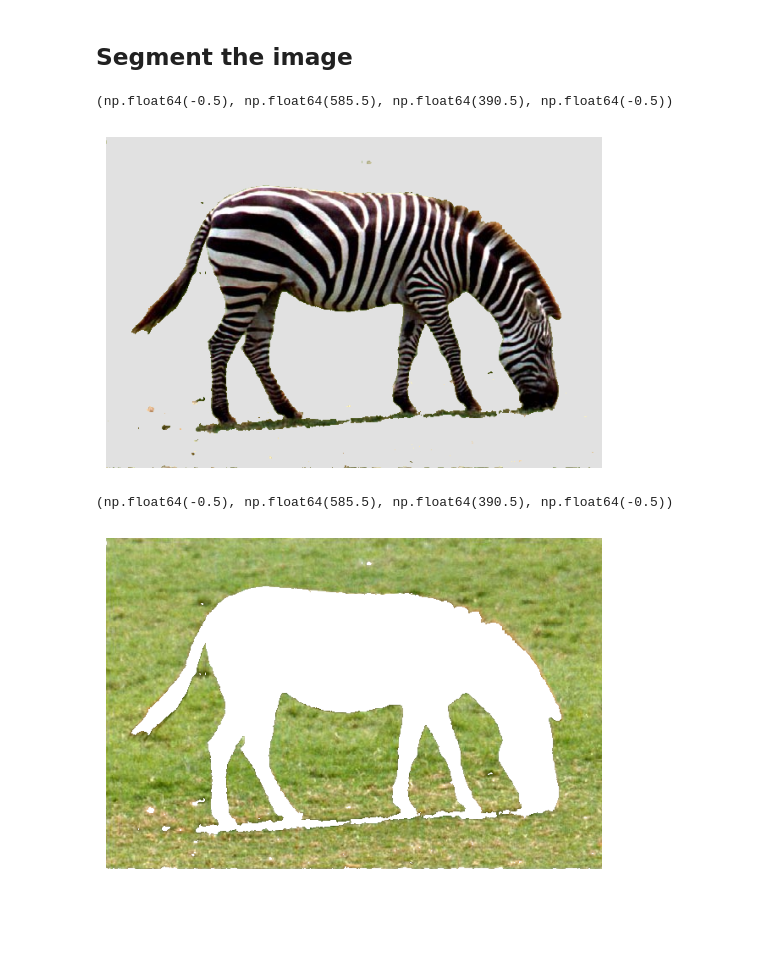
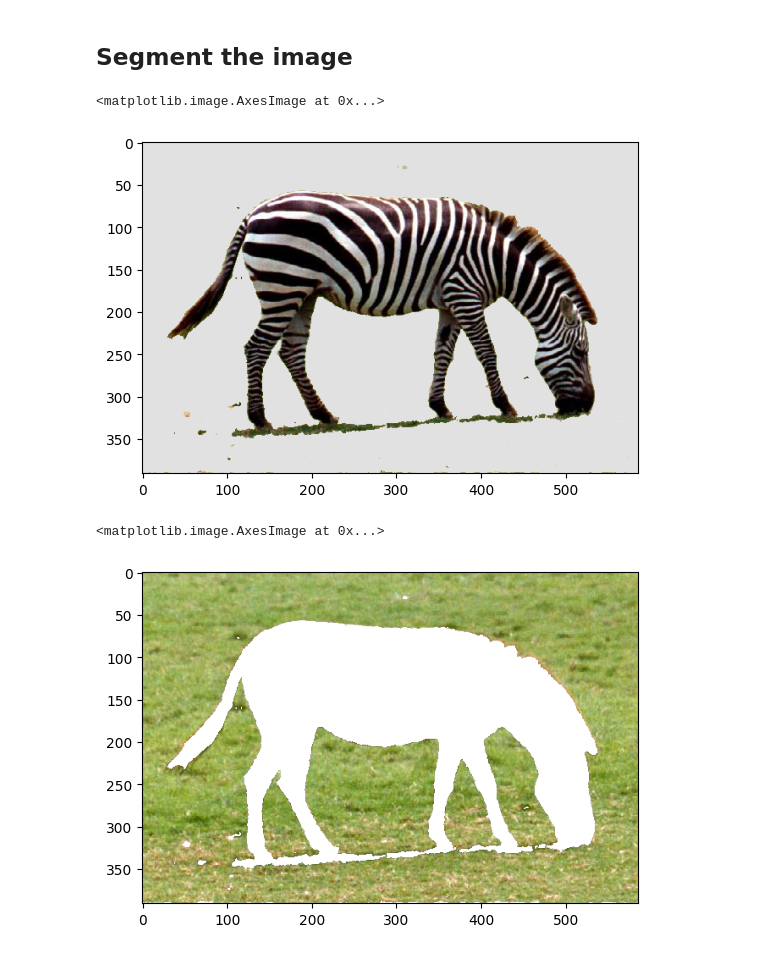
Before and after one commit to funaLee/DS102, a Jupyter notebook: LAB05/assignment.ipynb, the cells around one changed output. Saved outputs shown, nothing was run; the diff lists cells and outputs as text; code cells hidden in the pictures; blank space fills up the shorter version.

Commit message:
update lab05 with test image

```diff
--- a/LAB05/assignment.ipynb
+++ b/LAB05/assignment.ipynb
@@ -7,7 +5,7 @@ from matplotlib import pyplot as plt
 import cv2 as cv
 import numpy as np
 # %%
-image = cv.imread(IMAGE_DIR)
+image = cv.imread("zebra.jpg")
 img_h, img_w, img_c = image.shape
 image.shape
 # %% [output]
@@ -53,14 +51,12 @@ segmented_image = np.zeros_like(image)
 segmented_image = np.where(labels==0, 225, image).astype(np.uint8)
 # %%
 plt.imshow(cv.cvtColor(segmented_image, cv.COLOR_BGR2RGB))
-plt.axis("off")
 # %% [output]
-(np.float64(-0.5), np.float64(585.5), np.float64(390.5), np.float64(-0.5))
+<matplotlib.image.AxesImage at 0x...>
-[figure, old version]
+[figure, new version]
 # %%
 segmented_image = np.where(labels == 1, 255, image).astype(np.uint8)
 plt.imshow(cv.cvtColor(segmented_image, cv.COLOR_BGR2RGB))
-plt.axis("off")
 # %% [output]
-(np.float64(-0.5), np.float64(585.5), np.float64(390.5), np.float64(-0.5))
+<matplotlib.image.AxesImage at 0x...>
-[figure, old version]
+[figure, new version]
```
Also changed, not shown: parts of 9 cells of this notebook, 1 other file.
